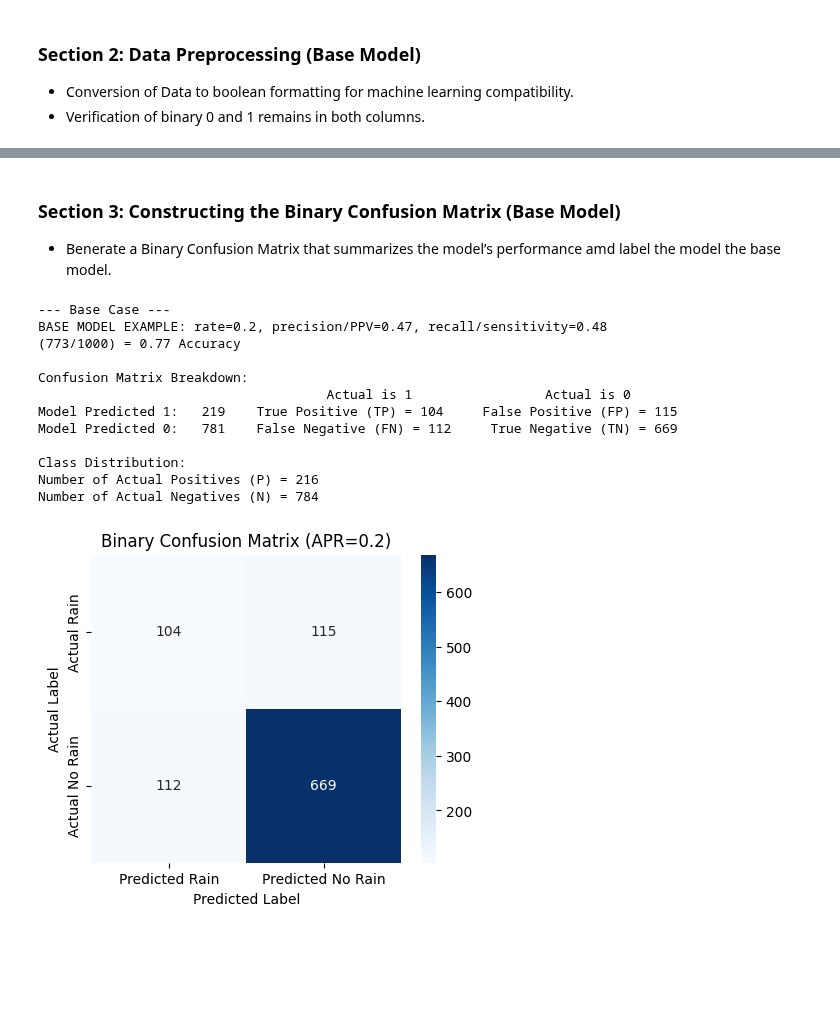
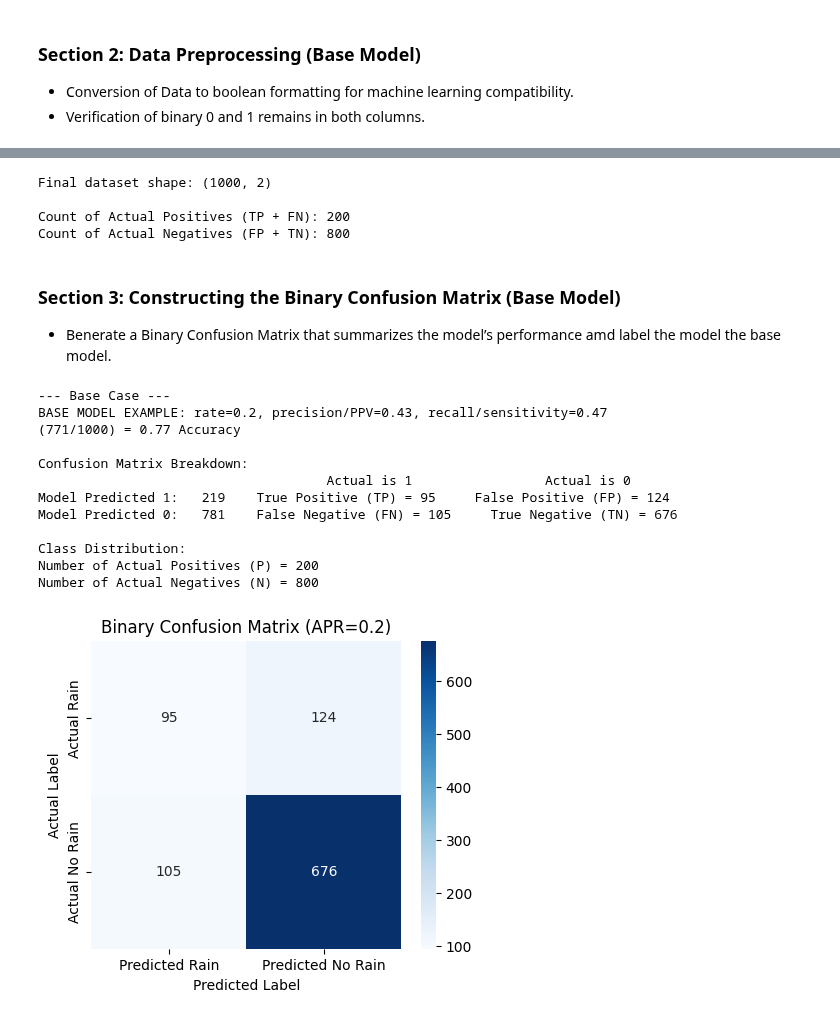
Before and after one commit to Data-Git-Hub/applied-ml-data-git-hub, a Jupyter notebook: D3/D3_ECP.ipynb, the cells around one changed output, grey strips where cells are left out. Drawn from its saved outputs; the diff is of its cells as text; code cells hidden in the pictures; blank space fills up the shorter version.

```diff
--- a/D3/D3_ECP.ipynb
+++ b/D3/D3_ECP.ipynb
@@ -211,25 +218,3 @@ Summary statistics of the dataset:
 ### Section 2: Data Preprocessing (Base Model)
 - Conversion of Data to boolean formatting for machine learning compatibility.
 - Verification of binary 0 and 1 remains in both columns.
-# %%
-# Convert categorical values to numerical (if applicable)
-df["Actual"] = df["Actual"].map({"No": 0, "Yes": 1})
-df["Predicted"] = df["Predicted"].map({"No": 0, "Yes": 1})
-
-# Drop any remaining NaN values after conversion
-df = df.dropna()
-
-# Ensure the dataset only contains binary values (0 and 1)
-valid_values = [0, 1]
-df = df[df["Actual"].isin(valid_values) & df["Predicted"].isin(valid_values)]
-
-# Display unique values to verify
-print("\nUnique values in 'Actual' column after conversion:", df["Actual"].unique())
-print("Unique values in 'Predicted' column after conversion:", df["Predicted"].unique())
-
-# Verify the final shape of the dataset
-print("\nFinal dataset shape after preprocessing:", df.shape)
-
-# Display first few rows to confirm successful preprocessing
-print("\nFirst ten rows of preprocessed dataset:")
-display(df.head(10))
@@ -254,3 +221,20 @@ First ten rows of preprocessed dataset:
+# %%
+# Enforce APR Rules: Select 200 actual positives (TP + FN) and 800 actual negatives (FP + TN)
+pos_samples = df[df["Actual"] == 1].sample(n=200, random_state=42)
+neg_samples = df[df["Actual"] == 0].sample(n=800, random_state=42)
+
+# Combine and shuffle again
+df = pd.concat([pos_samples, neg_samples]).sample(frac=1, random_state=42).reset_index(drop=True)
+
+# Verify the dataset size and balance
+print("\nFinal dataset shape:", df.shape)
+print("\nCount of Actual Positives (TP + FN):", df[df["Actual"] == 1].shape[0])
+print("Count of Actual Negatives (FP + TN):", df[df["Actual"] == 0].shape[0])
+# %% [output]
+Final dataset shape: (1000, 2)
+
+Count of Actual Positives (TP + FN): 200
+Count of Actual Negatives (FP + TN): 800
 # %% [markdown]
 ### Section 3: Constructing the Binary Confusion Matrix (Base Model)
 - Benerate a Binary Confusion Matrix that summarizes the model’s performance amd label the model the base model.
@@ -270,47 +254,48 @@ precision = TP / (TP + FP) if (TP + FP) != 0 else 0
 recall = TP / (TP + FN) if (TP + FN) != 0 else 0
 
 # Calculate total actual positives and negatives
-P = TP + FN  # Number of actual rainy days
-N = TN + FP  # Number of actual non-rainy days
+P = TP + FN  # Number of actual rainy days (should be 200)
+N = TN + FP  # Number of actual non-rainy days (should be 800)
 
 # Print the results in the required format
 print("\n--- Base Case ---")
 print(f"BASE MODEL EXAMPLE: rate={APR}, precision/PPV={precision:.2f}, recall/sensitivity={recall:.2f}")
 print(f"({TP + TN}/{TP + TN + FP + FN}) = {accuracy:.2f} Accuracy")
 print("\nConfusion Matrix Breakdown:")
 print(f"                                     Actual is 1                 Actual is 0")
 print(f"Model Predicted 1:   {TP + FP}    True Positive (TP) = {TP}     False Positive (FP) = {FP}")
 print(f"Model Predicted 0:   {FN + TN}    False Negative (FN) = {FN}     True Negative (TN) = {TN}")
 print("\nClass Distribution:")
 print(f"Number of Actual Positives (P) = {P}")
 print(f"Number of Actual Negatives (N) = {N}")
 
 # Fix the visualization of the confusion matrix
 cm_visual = np.array([[TP, FP],  # Top Left (TP), Top Right (FP)
                       [FN, TN]]) # Bottom Left (FN), Bottom Right (TN)
 
 # Visualize the Fixed Confusion Matrix
 plt.figure(figsize=(5,4))
-sns.heatmap(cm_visual, annot=True, fmt="d", cmap="Blues", xticklabels=["Predicted Rain", "Predicted No Rain"],
+sns.heatmap(cm_visual, annot=True, fmt="d", cmap="Blues",
+            xticklabels=["Predicted Rain", "Predicted No Rain"],
             yticklabels=["Actual Rain", "Actual No Rain"])
 plt.xlabel("Predicted Label")
 plt.ylabel("Actual Label")
 plt.title(f"Binary Confusion Matrix (APR={APR})")
 plt.show()
 # %% [output]
 --- Base Case ---
-BASE MODEL EXAMPLE: rate=0.2, precision/PPV=0.47, recall/sensitivity=0.48
-(773/1000) = 0.77 Accuracy
+BASE MODEL EXAMPLE: rate=0.2, precision/PPV=0.43, recall/sensitivity=0.47
+(771/1000) = 0.77 Accuracy
 
 Confusion Matrix Breakdown:
                                      Actual is 1                 Actual is 0
-Model Predicted 1:   219    True Positive (TP) = 104     False Positive (FP) = 115
-Model Predicted 0:   781    False Negative (FN) = 112     True Negative (TN) = 669
+Model Predicted 1:   219    True Positive (TP) = 95     False Positive (FP) = 124
+Model Predicted 0:   781    False Negative (FN) = 105     True Negative (TN) = 676
 
 Class Distribution:
-Number of Actual Positives (P) = 216
-Number of Actual Negatives (N) = 784
+Number of Actual Positives (P) = 200
+Number of Actual Negatives (N) = 800
-[figure, old version]
+[figure, new version]
 # %% [markdown]
 ### Section 4: Model Evaluation Metrics
 To assess the effectiveness of our model, we will calculate key performance metrics derived from the confusion matrix. <br>
```
Also changed, not shown: parts of 7 cells of this notebook, 1 other file.
